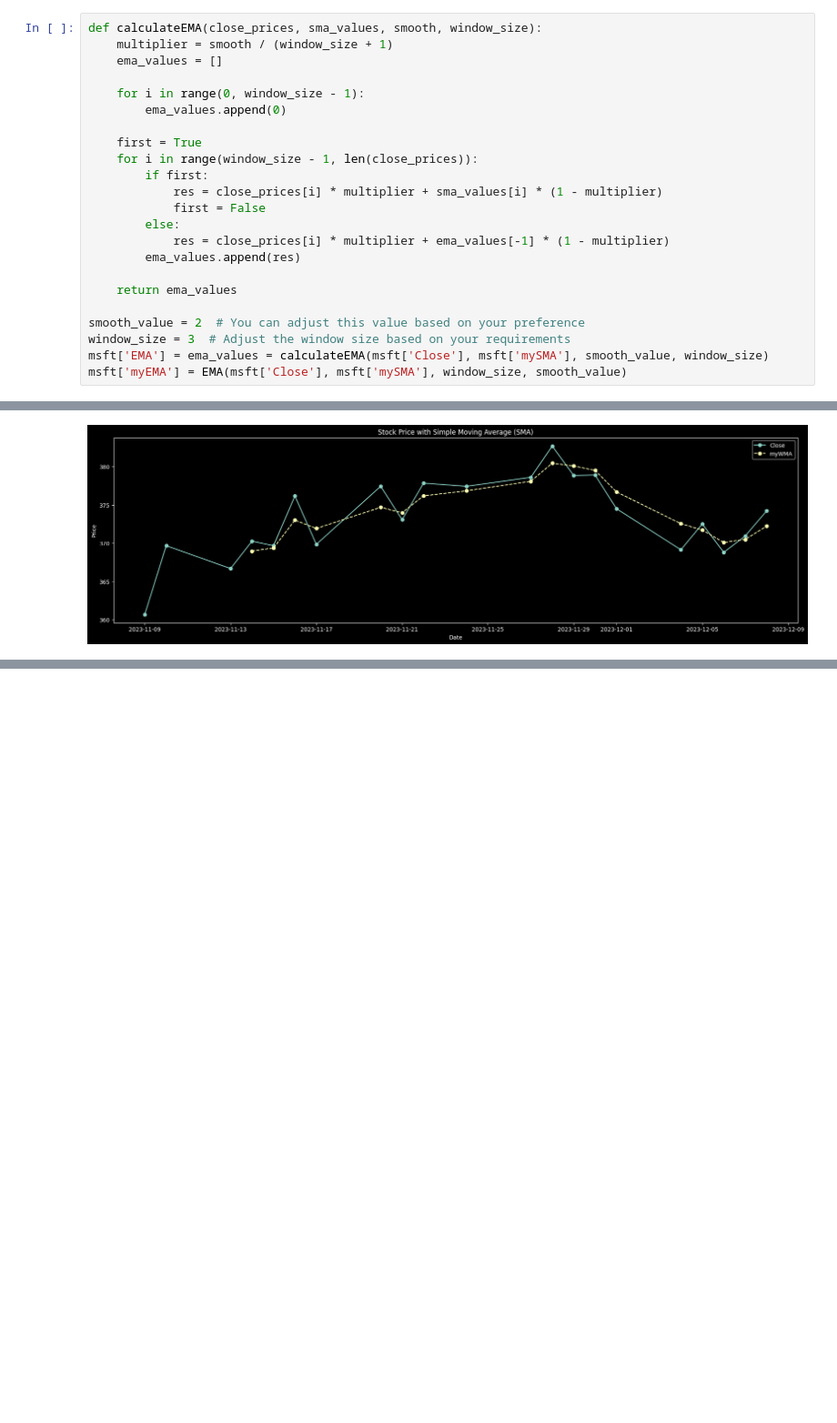
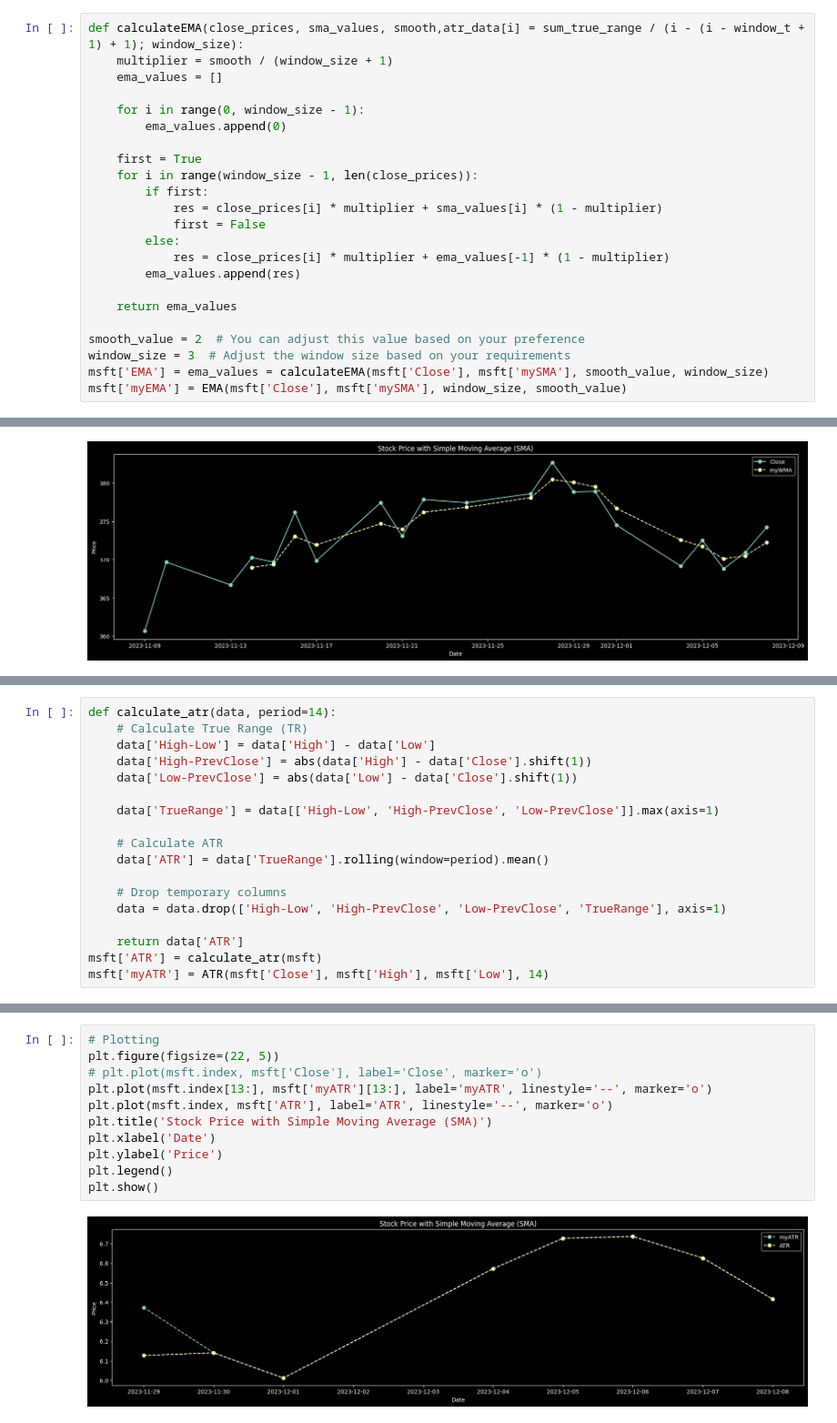
Before and after one commit to H3cth0r/statis.co, a Jupyter notebook: test.ipynb, the cells around one changed output, grey strips where cells are left out. Shown at 91% size. Saved outputs shown, nothing was run; the diff lists cells and outputs as text; blank space fills up the shorter version.

```diff
--- a/test.ipynb
+++ b/test.ipynb
@@ -230,7 +223,7 @@ plt.show()
 # %% [markdown]
 ### EMA
 # %%
-def calculateEMA(close_prices, sma_values, smooth, window_size):
+def calculateEMA(close_prices, sma_values, smooth,atr_data[i] = sum_true_range / (i - (i - window_t + 1) + 1); window_size):
     multiplier = smooth / (window_size + 1)
     ema_values = []
 
@@ -347,0 +335,18 @@ print(weight)
+# %%
+def calculate_atr(data, period=14):
+    # Calculate True Range (TR)
+    data['High-Low'] = data['High'] - data['Low']
+    data['High-PrevClose'] = abs(data['High'] - data['Close'].shift(1))
+    data['Low-PrevClose'] = abs(data['Low'] - data['Close'].shift(1))
+
+    data['TrueRange'] = data[['High-Low', 'High-PrevClose', 'Low-PrevClose']].max(axis=1)
+
+    # Calculate ATR
+    data['ATR'] = data['TrueRange'].rolling(window=period).mean()
+
+    # Drop temporary columns
+    data = data.drop(['High-Low', 'High-PrevClose', 'Low-PrevClose', 'TrueRange'], axis=1)
+
+    return data['ATR']
+msft['ATR'] = calculate_atr(msft)
+msft['myATR'] = ATR(msft['Close'], msft['High'], msft['Low'], 14)
@@ -347,0 +373,13 @@ print(weight)
+# %%
+# Plotting
+plt.figure(figsize=(22, 5))
+# plt.plot(msft.index, msft['Close'], label='Close', marker='o')
+plt.plot(msft.index[13:], msft['myATR'][13:], label='myATR', linestyle='--', marker='o')
+plt.plot(msft.index, msft['ATR'], label='ATR', linestyle='--', marker='o')
+plt.title('Stock Price with Simple Moving Average (SMA)')
+plt.xlabel('Date')
+plt.ylabel('Price')
+plt.legend()
+plt.show()
+# %% [output]
+[figure, added]
```
Also changed, not shown: parts of 11 cells of this notebook, 4 other files.
